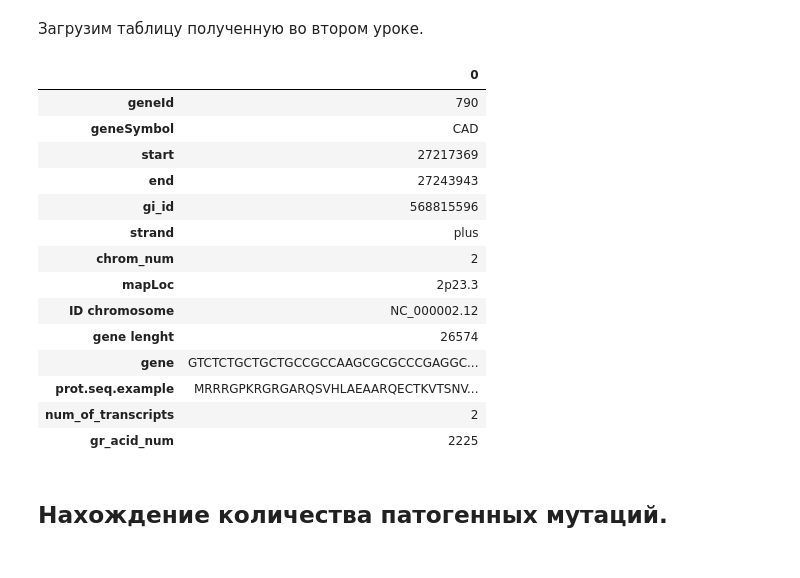
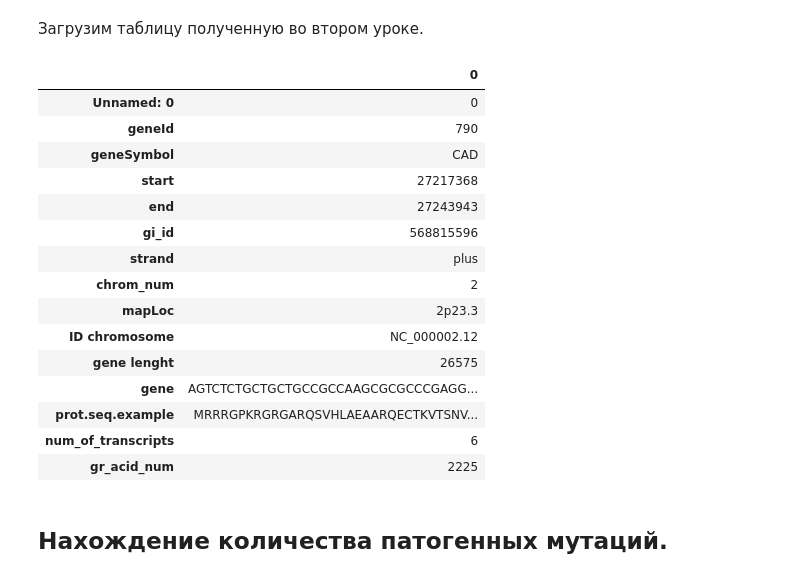
Before and after one commit to nedokormysh/GB_intro_Molecular_Biology_Genetic, a Jupyter notebook: GB_molecular_Biology_Genetics_Task_3.ipynb, the cells around one changed output. Drawn from its saved outputs; the diff is of its cells as text; code cells hidden in the pictures.

```diff
--- a/GB_molecular_Biology_Genetics_Task_3.ipynb
+++ b/GB_molecular_Biology_Genetics_Task_3.ipynb
@@ -20,23 +20,24 @@ import time
 # %% [markdown]
 Загрузим таблицу полученную во втором уроке.
 # %%
-df = pd.read_csv('https://github.com/nedokormysh/GB_intro_Molecular_Biology_Genetic/raw/lesson2/df_task_2%20(1).csv')
+df = pd.read_csv('https://raw.githubusercontent.com/nedokormysh/GB_intro_Molecular_Biology_Genetic/lesson2/df_task_2_corrected%20(1).csv')
 df.T
 # %% [output]
 |  | 0 |
+| Unnamed: 0 | 0 |
 | geneId | 790 |
 | geneSymbol | CAD |
-| start | 27217369 |
+| start | 27217368 |
 | end | 27243943 |
 | gi_id | 568815596 |
 | strand | plus |
 | chrom_num | 2 |
 | mapLoc | 2p23.3 |
 | ID chromosome | NC_000002.12 |
-| gene lenght | 26574 |
-| gene | GTCTCTGCTGCTGCCGCCAAGCGCGCCCGAGGC... |
+| gene lenght | 26575 |
+| gene | AGTCTCTGCTGCTGCCGCCAAGCGCGCCCGAGG... |
 | prot.seq.example | MRRRGPKRGRGARQSVHLAEAARQECTKVTSNV... |
-| num_of_transcripts | 2 |
+| num_of_transcripts | 6 |
 | gr_acid_num | 2225 |
 # %% [markdown]
 ## Нахождение количества патогенных мутаций.
```
Also changed, not shown: parts of 3 cells of this notebook.
